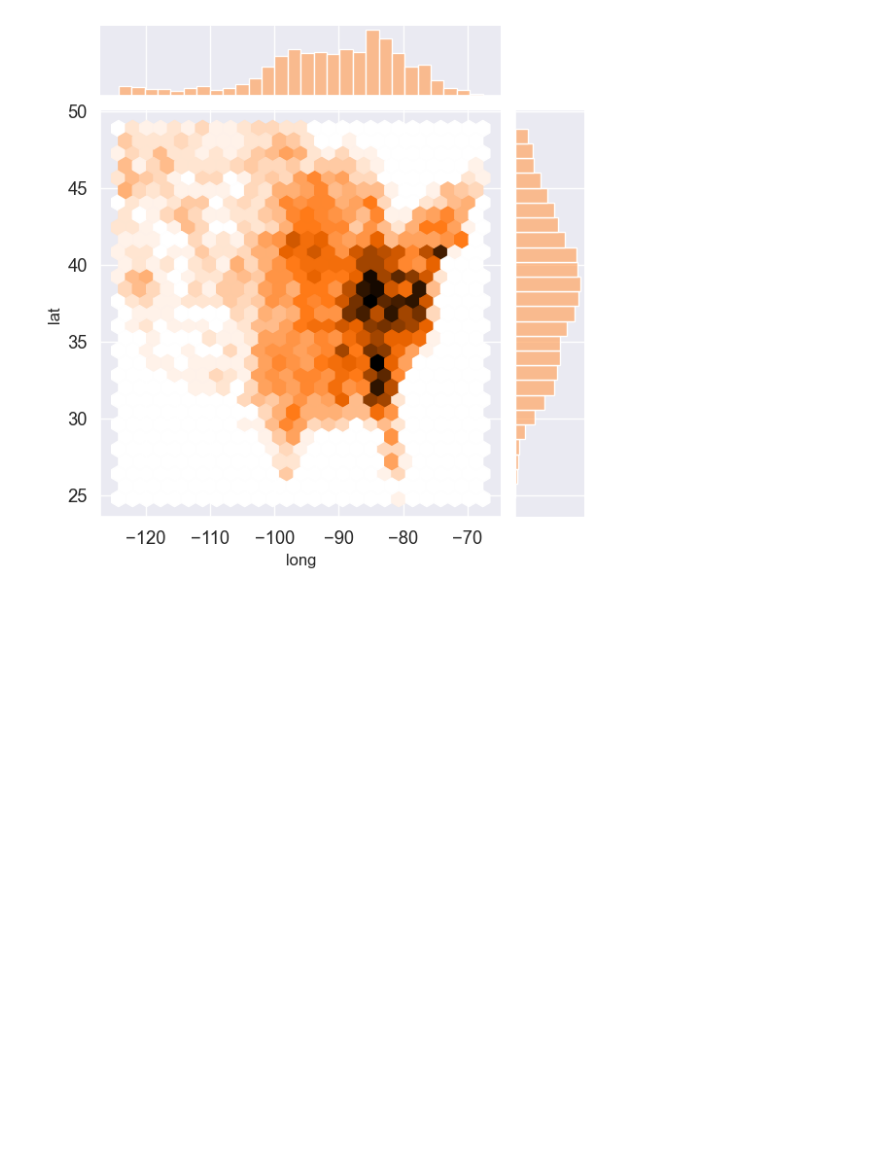
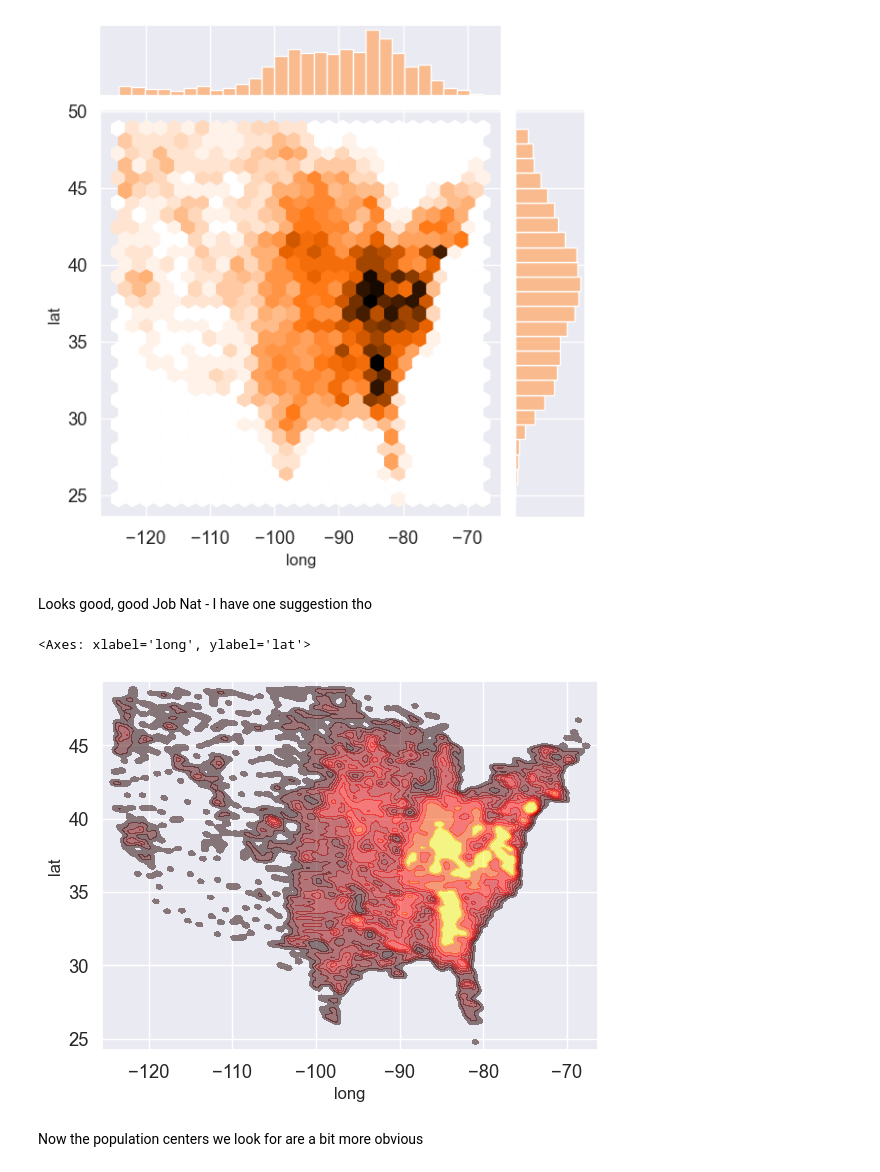
Before and after one commit to almsam/data-analysis-project-remastered, a Jupyter notebook: part 3 - political allignment.ipynb, the cells around one changed output. Drawn from its saved outputs; the diff is of its cells as text; code cells hidden in the pictures; blank space fills up the shorter version.

Commit message:
new plot

```diff
--- a/part 3 - political allignment.ipynb
+++ b/part 3 - political allignment.ipynb
@@ -115,3 +115,12 @@ _ = plot_naive_scatter3.set(
 plot_naive_hexbin = sns.jointplot(data=pol, x="long", y="lat", kind="hex")
 # %% [output]
 [figure]
+# %% [markdown]
+Looks good, good Job Nat - I have one suggestion tho
+# %%
+sns.kdeplot(data=pol, x="long", y="lat", fill=True, cmap="hot", bw_adjust=0.15, alpha=0.5)
+# %% [output]
+<Axes: xlabel='long', ylabel='lat'>
+[figure, added]
+# %% [markdown]
+Now the population centers we look for are a bit more obvious
```
